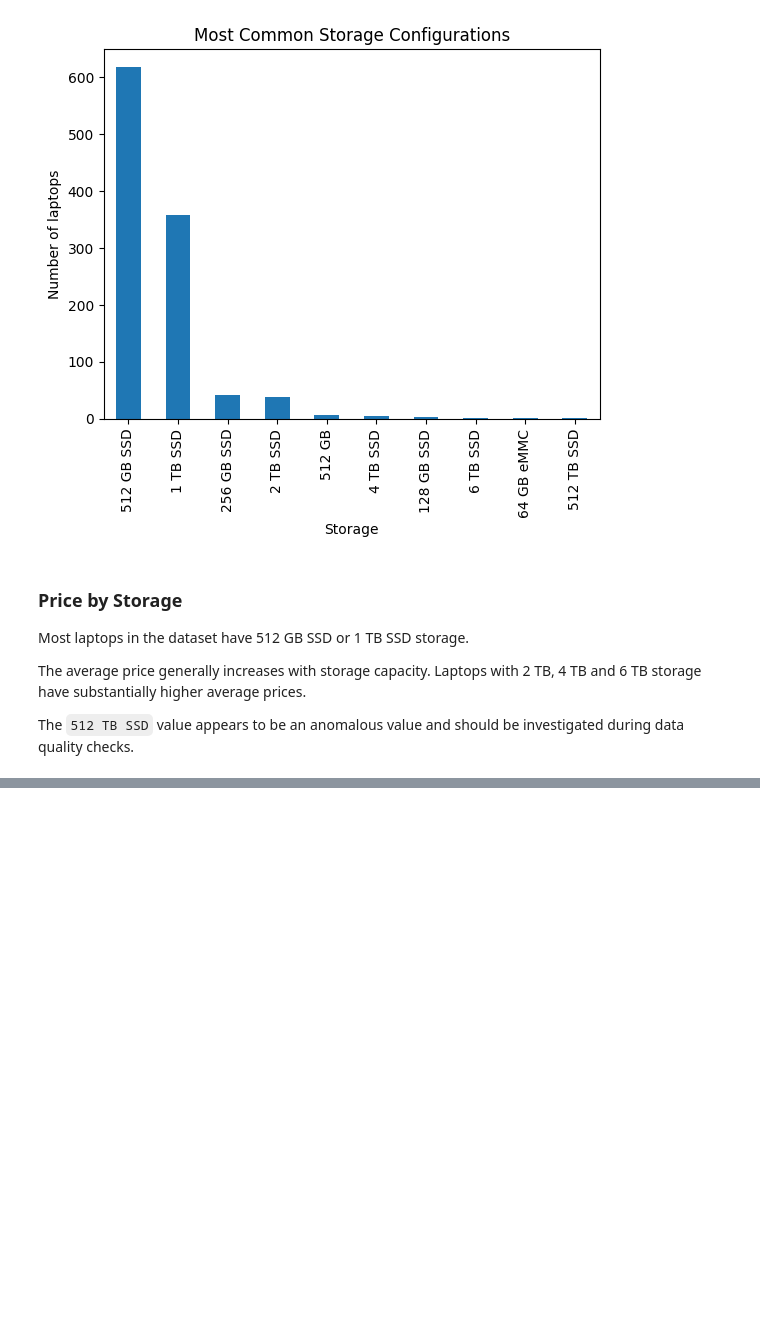
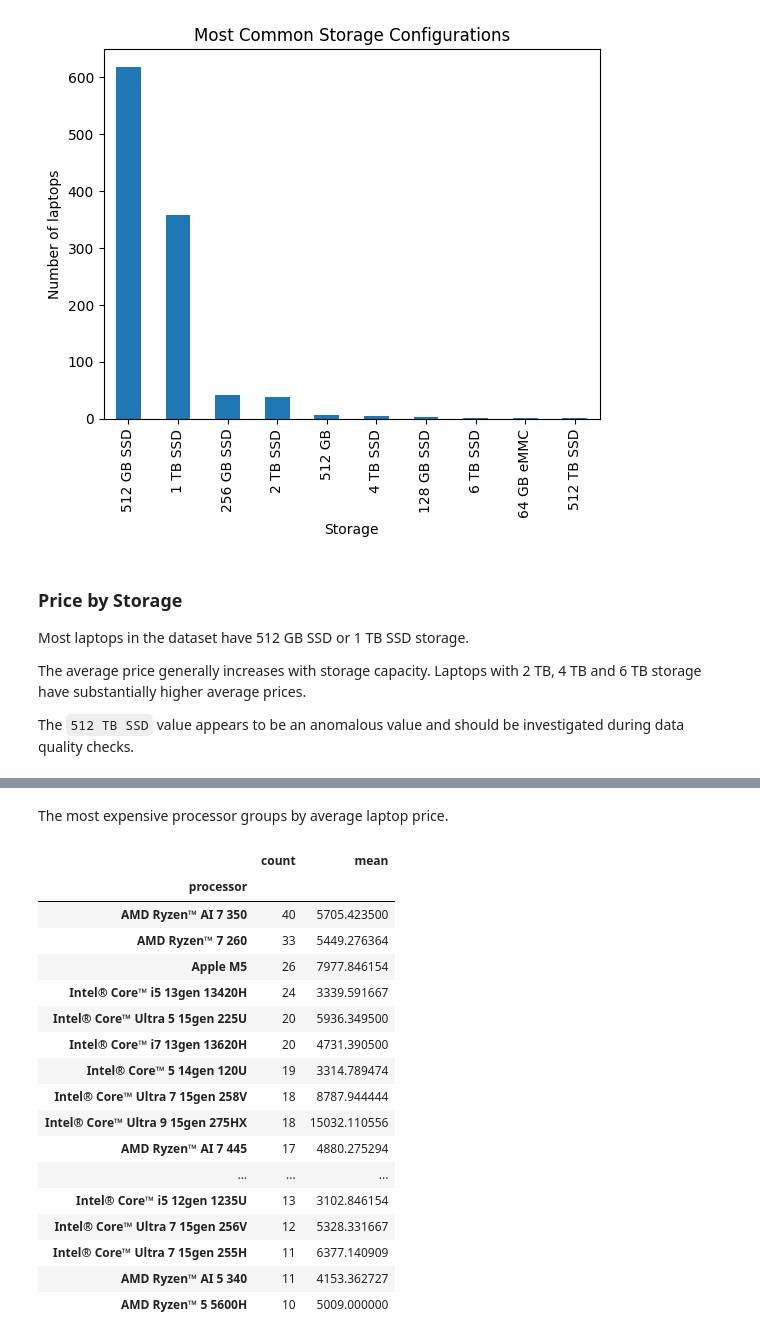
Before and after one commit to rishchuk/laptop-analysis, a Jupyter notebook: laptop_analysis.ipynb, the cells around one changed output, grey strips where cells are left out. Cells and saved outputs as stored; diff of their text form; code cells hidden in the pictures; blank space fills up the shorter version.

```diff
--- a/laptop_analysis.ipynb
+++ b/laptop_analysis.ipynb
@@ -597,0 +684,29 @@ The `512 TB SSD` value appears to be an anomalous value and should be investigat
+# %% [markdown]
+The most expensive processor groups by average laptop price.
+# %%
+processor_stats = (
+    df.groupby('processor')['Price']
+      .agg(['count', 'mean'])
+      .sort_values('count', ascending=False)
+)
+
+processor_stats.head(20)
+# %% [output]
+|  | count | mean |
+| processor |  |  |
+| AMD Ryzen™ AI 7 350 | 40 | 5705.423500 |
+| AMD Ryzen™ 7 260 | 33 | 5449.276364 |
+| Apple M5 | 26 | 7977.846154 |
+| Intel® Core™ i5 13gen 13420H | 24 | 3339.591667 |
+| Intel® Core™ Ultra 5 15gen 225U | 20 | 5936.349500 |
+| Intel® Core™ i7 13gen 13620H | 20 | 4731.390500 |
+| Intel® Core™ 5 14gen 120U | 19 | 3314.789474 |
+| Intel® Core™ Ultra 7 15gen 258V | 18 | 8787.944444 |
+| Intel® Core™ Ultra 9 15gen 275HX | 18 | 15032.110556 |
+| AMD Ryzen™ AI 7 445 | 17 | 4880.275294 |
+| ... | ... | ... |
+| Intel® Core™ i5 12gen 1235U | 13 | 3102.846154 |
+| Intel® Core™ Ultra 7 15gen 256V | 12 | 5328.331667 |
+| Intel® Core™ Ultra 7 15gen 255H | 11 | 6377.140909 |
+| AMD Ryzen™ AI 5 340 | 11 | 4153.362727 |
+| AMD Ryzen™ 5 5600H | 10 | 5009.000000 |
```
Also changed, not shown: parts of 7 cells of this notebook.
